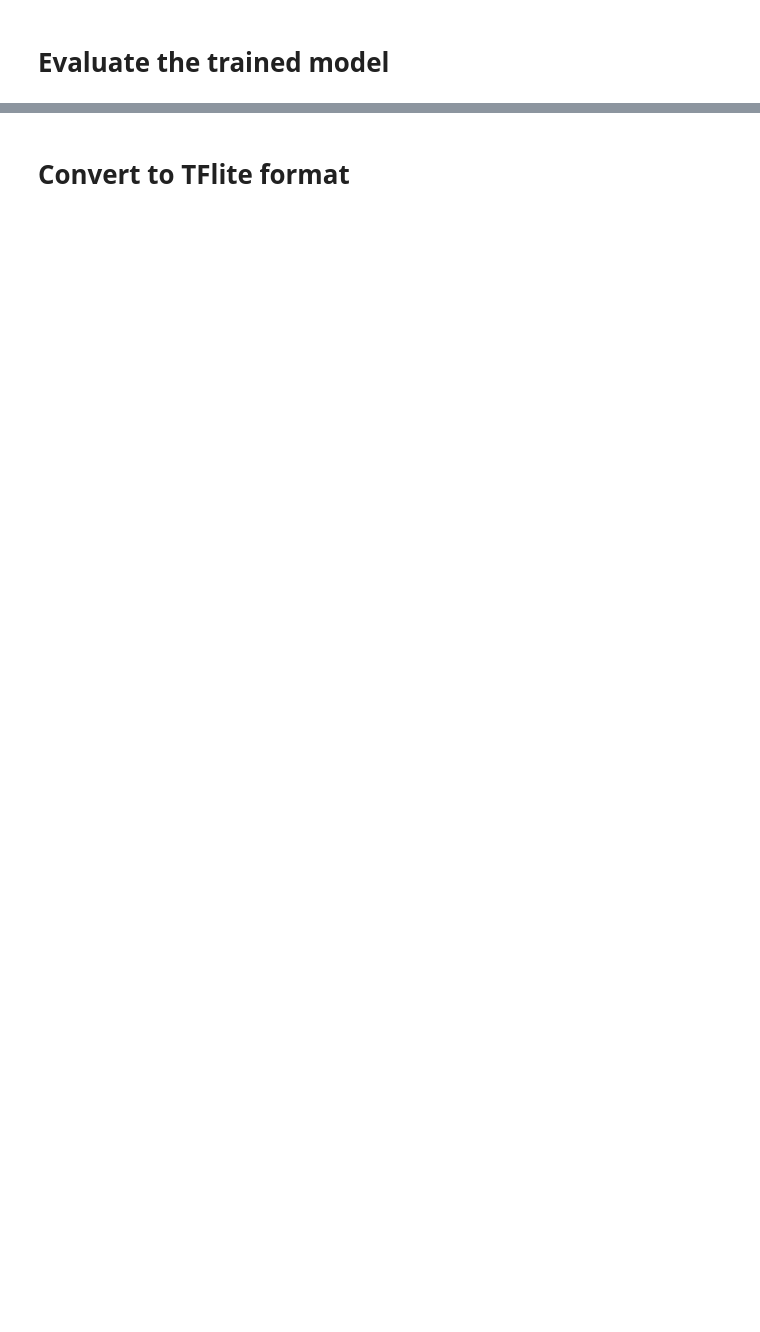
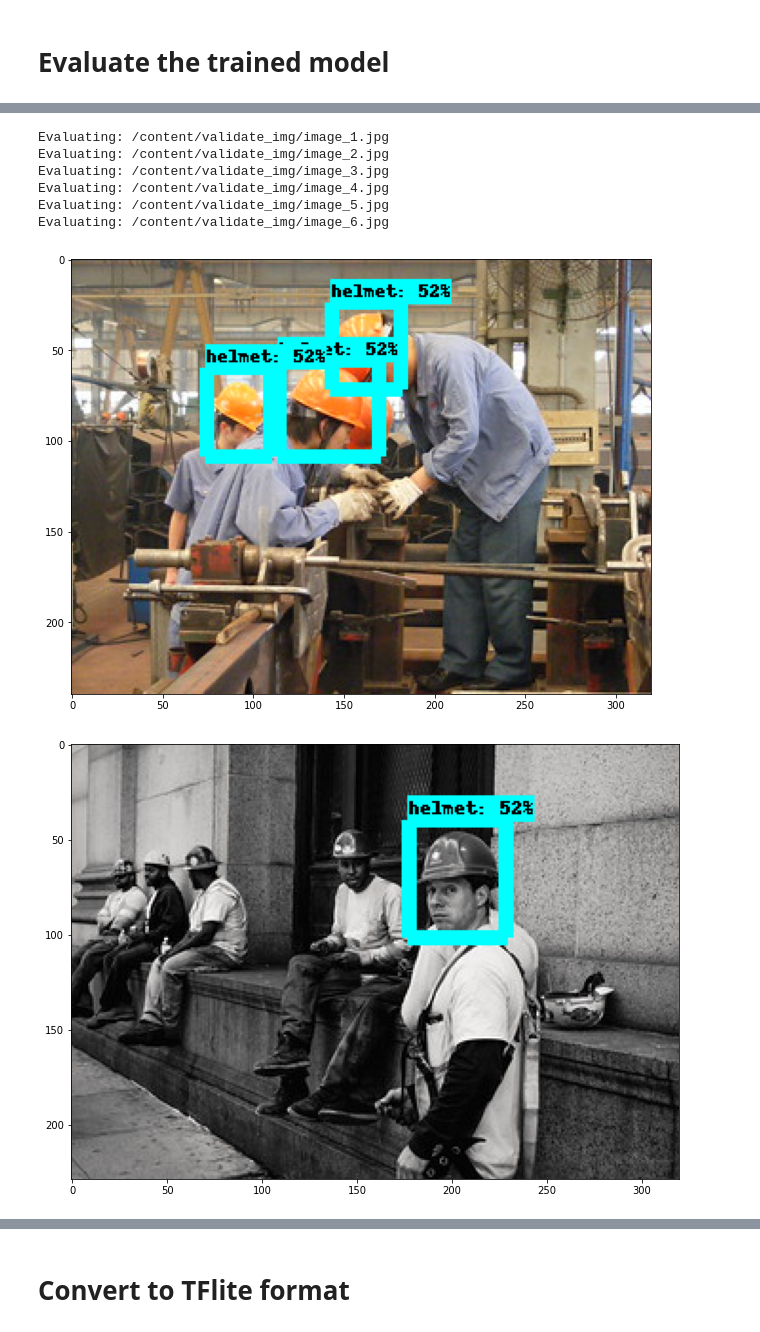
Before and after one commit to xiekg2020/DL_test, a Jupyter notebook: helmet_detection.ipynb, the cells around one changed output, grey strips where cells are left out. Drawn from its saved outputs; the diff is of its cells as text; code cells hidden in the pictures; blank space fills up the shorter version.

```diff
--- a/helmet_detection.ipynb
+++ b/helmet_detection.ipynb
@@ -325,31 +361,40 @@ def run_inference(graph, image):
           tensor_dict[key] = tf.get_default_graph().get_tensor_by_name(tensor_name)
 
       # Actual inference.
       image_tensor = tf.get_default_graph().get_tensor_by_name('image_tensor:0')
       output_dict = sess.run(tensor_dict, feed_dict={image_tensor: np.expand_dims(image, 0)})
 
       output_dict['num_detections'] = int(output_dict['num_detections'][0])
       output_dict['detection_classes'] = output_dict['detection_classes'][0].astype(np.uint8)
       output_dict['detection_boxes'] = output_dict['detection_boxes'][0]
       output_dict['detection_scores'] = output_dict['detection_scores'][0]
   return output_dict
 
-test_image_path = [os.path.join('/content/validate_img', 'image_{}.jpg'.format(i)) for i in range(1, 3)]
+test_image_path = [os.path.join('/content/validate_img', 'image_{}.jpg'.format(i)) for i in range(1, 7)]
 for image_path in test_image_path:
   print('Evaluating:', image_path)
   image = Image.open(image_path)
   img_width, img_height = image.size
   image_np = np.array(image.getdata()).reshape((img_height, img_width, 3)).astype(np.uint8)
   # Run inference.
   output_dict = run_inference(detection_graph, image_np)
   # Visualization of the results of a detection.
   vis_util.visualize_boxes_and_labels_on_image_array(
       image_np,
       output_dict['detection_boxes'],
       output_dict['detection_classes'],
       output_dict['detection_scores'],
       category_index,
       use_normalized_coordinates=True,
       line_thickness=8)
   plt.figure(figsize=(12, 8))
   plt.imshow(image_np)
+# %% [output]
+Evaluating: /content/validate_img/image_1.jpg
+Evaluating: /content/validate_img/image_2.jpg
+Evaluating: /content/validate_img/image_3.jpg
+Evaluating: /content/validate_img/image_4.jpg
+Evaluating: /content/validate_img/image_5.jpg
+Evaluating: /content/validate_img/image_6.jpg
+[figure, added]
+[figure, added]
```
Also changed, not shown: parts of 19 cells of this notebook.
